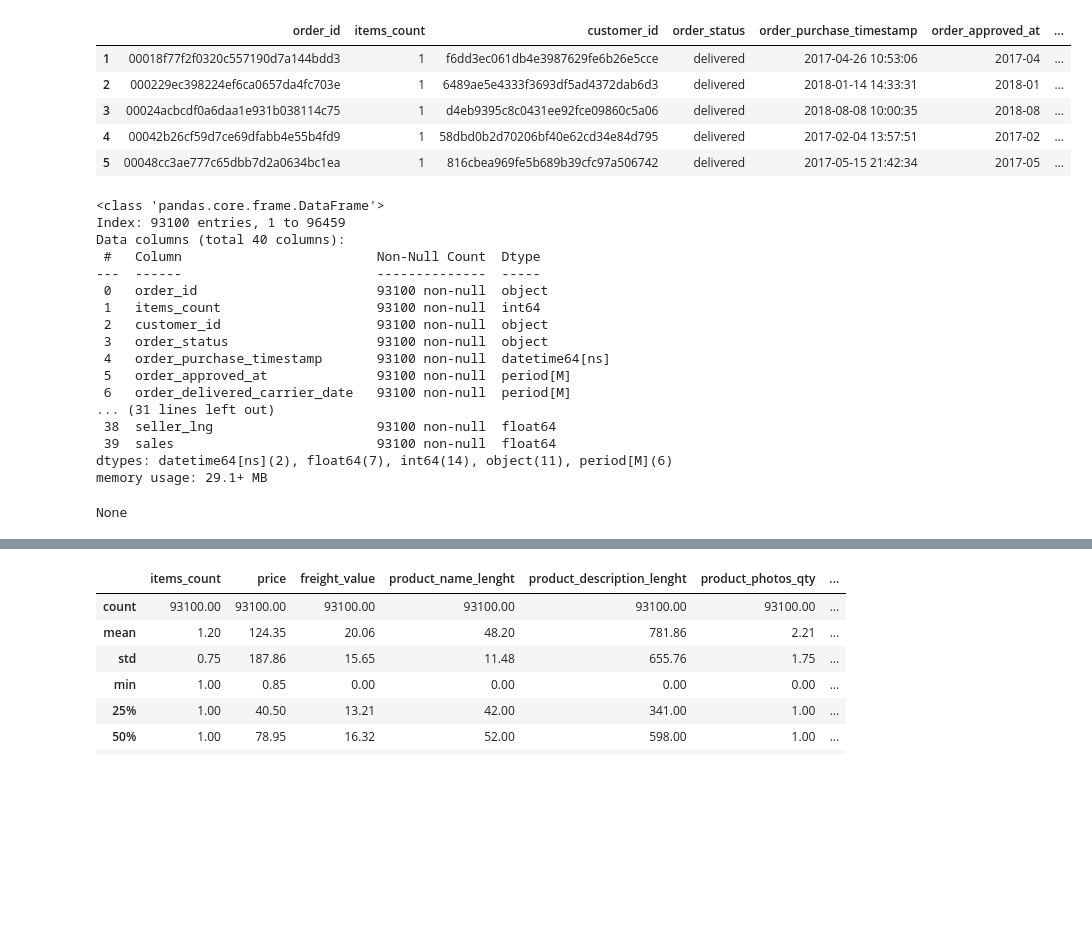
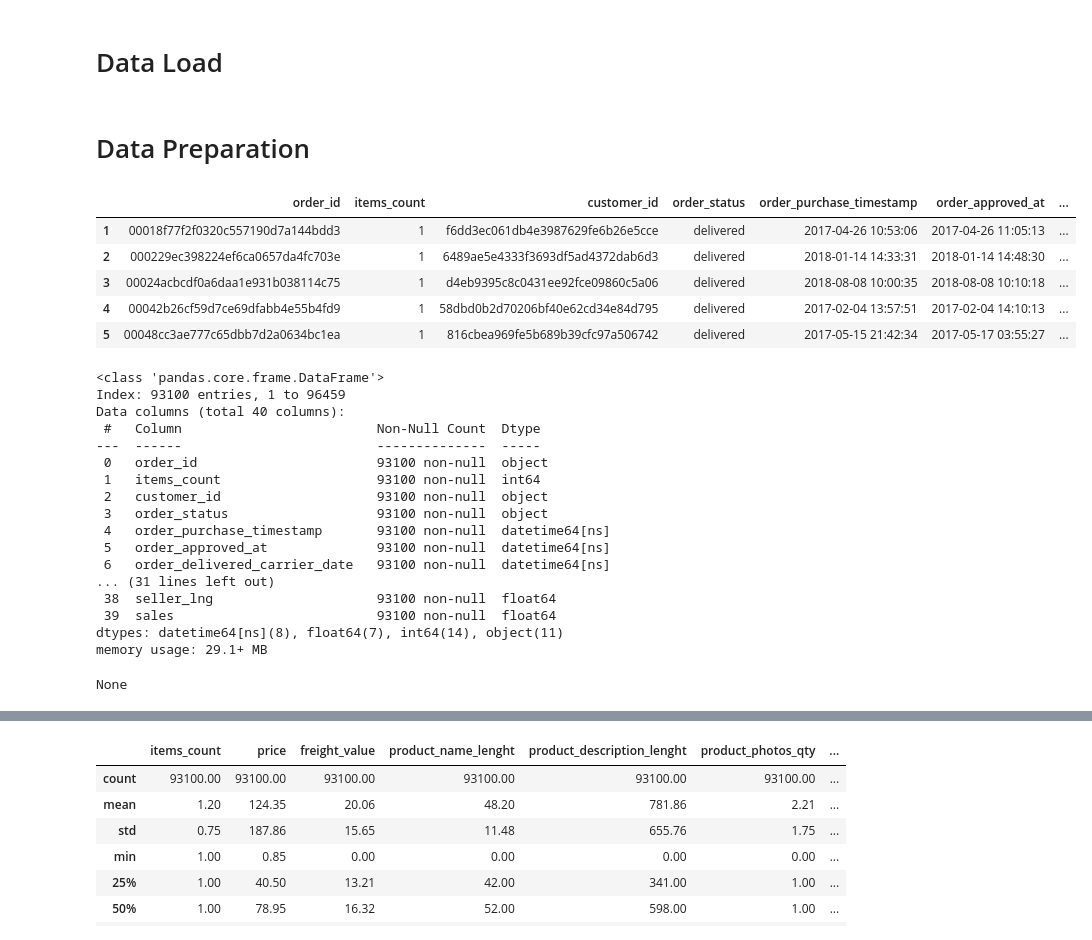
Before and after one commit to bnjisyn/Final-Project-Brazil-Ecommerce, a Jupyter notebook: data_analysis.ipynb, the cells around one changed output, grey strips where cells are left out. Saved outputs shown, nothing was run; the diff lists cells and outputs as text; code cells hidden in the pictures; blank space fills up the shorter version.

```diff
--- a/data_analysis.ipynb
+++ b/data_analysis.ipynb
@@ -5,32 +5,38 @@ pd.set_option('display.max_columns', None)
 pd.set_option('display.max_rows', 30)
 from matplotlib import pyplot as plt
 import seaborn as sns
+# %% [markdown]
+# Data Load
 # %%
 df = pd.read_csv('Brazilian_ecommerce (merged).csv', index_col = 0)
+# %% [markdown]
+# Data Preparation
 # %%
 df['sales'] = df['price'] * df['items_count']
 
 for col in df.columns:
     if col.endswith('_timestamp') or col.endswith('_date') or col.endswith('_at'):
         try:
-            if col.endswith('_timestamp'):
-                df[col] = pd.to_datetime(df[col])
-            elif col.endswith('_date') or col.endswith('_at'):
-                df[col] = pd.to_datetime(df[col]).dt.date
-                df[col] = pd.to_datetime(df[col]).dt.to_period('M')
+            # df[col] = pd.to_datetime(df[col]).dt.date
+            df[col] = pd.to_datetime(df[col])
+            # if col.endswith('_timestamp'):
+                # df[col] = pd.to_datetime(df[col])
+            # elif col.endswith('_date') or col.endswith('_at'):
+                # df[col] = pd.to_datetime(df[col]).dt.date
+                # df[col] = pd.to_datetime(df[col]).dt.to_period('M')
         except Exception as e:
             print(f'Error mengonversi kolom {col}: {e}')
             pass
 
 display(df.head())
 display(df.info())
 # %% [output]
 |  | order_id | items_count | customer_id | order_status | order_purchase_timestamp | order_approved_at | ... |
-| 1 | 00018f77f2f0320c557190d7a144bdd3 | 1 | f6dd3ec061db4e3987629fe6b26e5cce | delivered | 2017-04-26 10:53:06 | 2017-04 | ... |
-| 2 | 000229ec398224ef6ca0657da4fc703e | 1 | 6489ae5e4333f3693df5ad4372dab6d3 | delivered | 2018-01-14 14:33:31 | 2018-01 | ... |
-| 3 | 00024acbcdf0a6daa1e931b038114c75 | 1 | d4eb9395c8c0431ee92fce09860c5a06 | delivered | 2018-08-08 10:00:35 | 2018-08 | ... |
-| 4 | 00042b26cf59d7ce69dfabb4e55b4fd9 | 1 | 58dbd0b2d70206bf40e62cd34e84d795 | delivered | 2017-02-04 13:57:51 | 2017-02 | ... |
-| 5 | 00048cc3ae777c65dbb7d2a0634bc1ea | 1 | 816cbea969fe5b689b39cfc97a506742 | delivered | 2017-05-15 21:42:34 | 2017-05 | ... |
+| 1 | 00018f77f2f0320c557190d7a144bdd3 | 1 | f6dd3ec061db4e3987629fe6b26e5cce | delivered | 2017-04-26 10:53:06 | 2017-04-26 11:05:13 | ... |
+| 2 | 000229ec398224ef6ca0657da4fc703e | 1 | 6489ae5e4333f3693df5ad4372dab6d3 | delivered | 2018-01-14 14:33:31 | 2018-01-14 14:48:30 | ... |
+| 3 | 00024acbcdf0a6daa1e931b038114c75 | 1 | d4eb9395c8c0431ee92fce09860c5a06 | delivered | 2018-08-08 10:00:35 | 2018-08-08 10:10:18 | ... |
+| 4 | 00042b26cf59d7ce69dfabb4e55b4fd9 | 1 | 58dbd0b2d70206bf40e62cd34e84d795 | delivered | 2017-02-04 13:57:51 | 2017-02-04 14:10:13 | ... |
+| 5 | 00048cc3ae777c65dbb7d2a0634bc1ea | 1 | 816cbea969fe5b689b39cfc97a506742 | delivered | 2017-05-15 21:42:34 | 2017-05-17 03:55:27 | ... |
 <class 'pandas.core.frame.DataFrame'>
 Index: 93100 entries, 1 to 96459
 Data columns (total 40 columns):
@@ -41,11 +47,11 @@ Data columns (total 40 columns):
  2   customer_id                    93100 non-null  object
  3   order_status                   93100 non-null  object
  4   order_purchase_timestamp       93100 non-null  datetime64[ns]
- 5   order_approved_at              93100 non-null  period[M]
- 6   order_delivered_carrier_date   93100 non-null  period[M]
+ 5   order_approved_at              93100 non-null  datetime64[ns]
+ 6   order_delivered_carrier_date   93100 non-null  datetime64[ns]
 ... (31 lines left out)
  38  seller_lng                     93100 non-null  float64
  39  sales                          93100 non-null  float64
-dtypes: datetime64[ns](2), float64(7), int64(14), object(11), period[M](6)
+dtypes: datetime64[ns](8), float64(7), int64(14), object(11)
 memory usage: 29.1+ MB
 None
```
Also changed, not shown: parts of 17 cells of this notebook, 1 other file.
